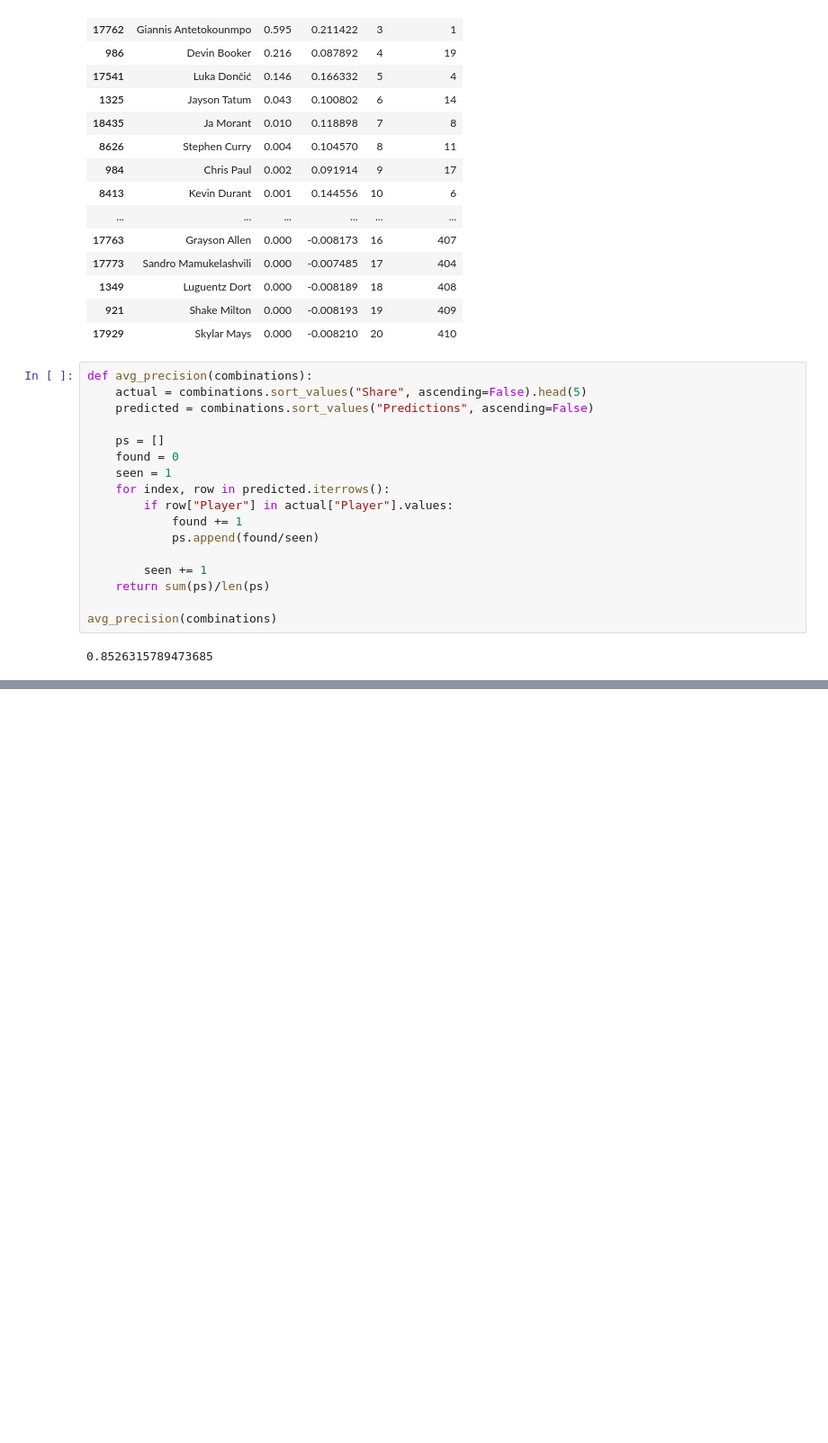
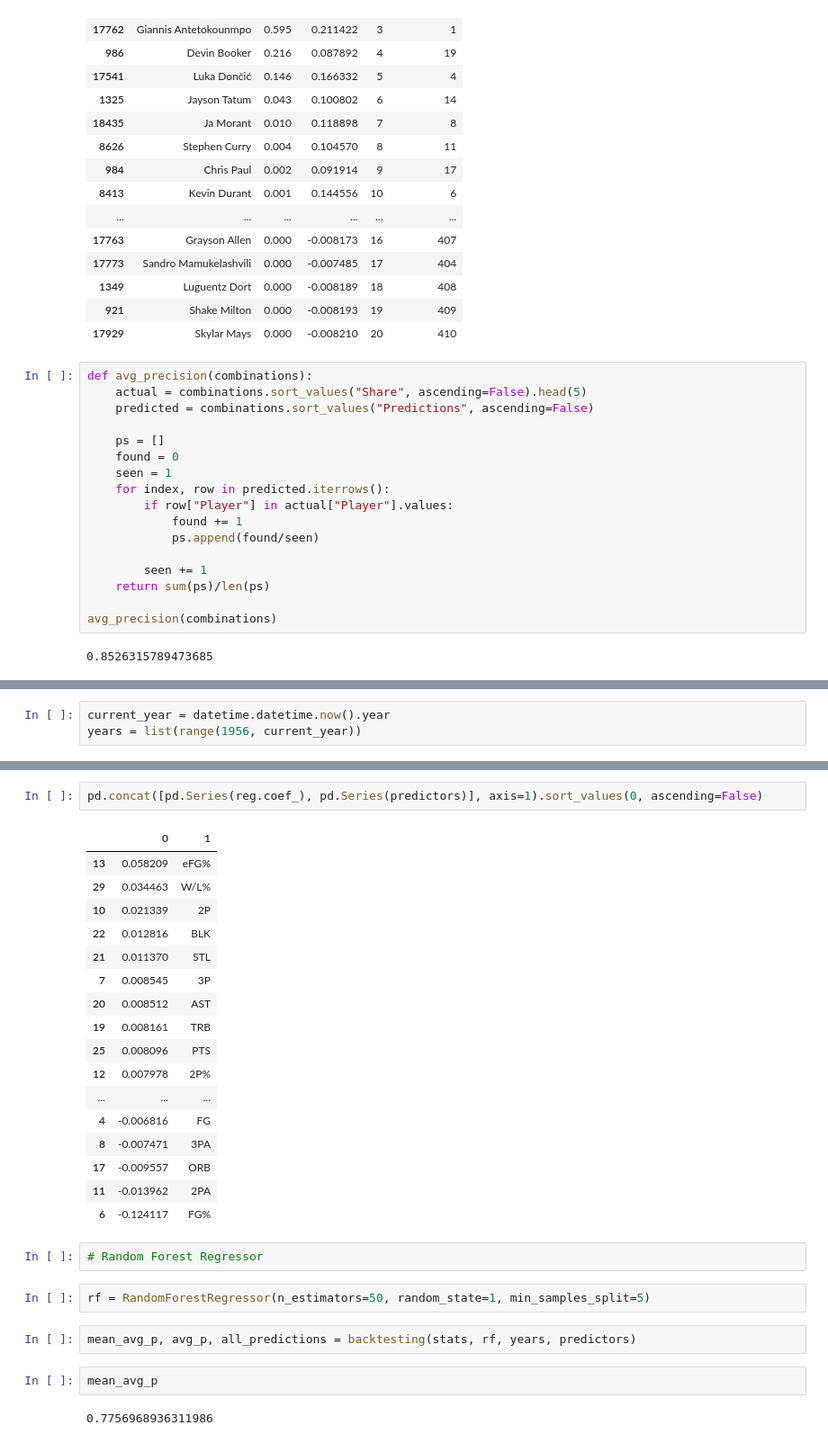
Before and after one commit to param10/NBa_MVP_Prediction, a Jupyter notebook: machineLearning.ipynb, the cells around one changed output, grey strips where cells are left out. Shown: that part at 90% size. Cells and saved outputs as stored; diff of their text form; blank space fills up the shorter version.

Commit message:
commit 7
RandomForest
-ParamJaswal

```diff
--- a/machineLearning.ipynb
+++ b/machineLearning.ipynb
@@ -192,0 +197,3 @@ avg_precision(combinations)
+# %%
+current_year = datetime.datetime.now().year
+years = list(range(1956, current_year))
@@ -192,0 +279,30 @@ avg_precision(combinations)
+# %%
+pd.concat([pd.Series(reg.coef_), pd.Series(predictors)], axis=1).sort_values(0, ascending=False)
+# %% [output]
+|  | 0 | 1 |
+| 13 | 0.058209 | eFG% |
+| 29 | 0.034463 | W/L% |
+| 10 | 0.021339 | 2P |
+| 22 | 0.012816 | BLK |
+| 21 | 0.011370 | STL |
+| 7 | 0.008545 | 3P |
+| 20 | 0.008512 | AST |
+| 19 | 0.008161 | TRB |
+| 25 | 0.008096 | PTS |
+| 12 | 0.007978 | 2P% |
+| ... | ... | ... |
+| 4 | -0.006816 | FG |
+| 8 | -0.007471 | 3PA |
+| 17 | -0.009557 | ORB |
+| 11 | -0.013962 | 2PA |
+| 6 | -0.124117 | FG% |
+# %%
+# Random Forest Regressor
+# %%
+rf = RandomForestRegressor(n_estimators=50, random_state=1, min_samples_split=5)
+# %%
+mean_avg_p, avg_p, all_predictions = backtesting(stats, rf, years, predictors)
+# %%
+mean_avg_p
+# %% [output]
+0.7756968936311986
```
Also changed, not shown: parts of 8 cells of this notebook.
